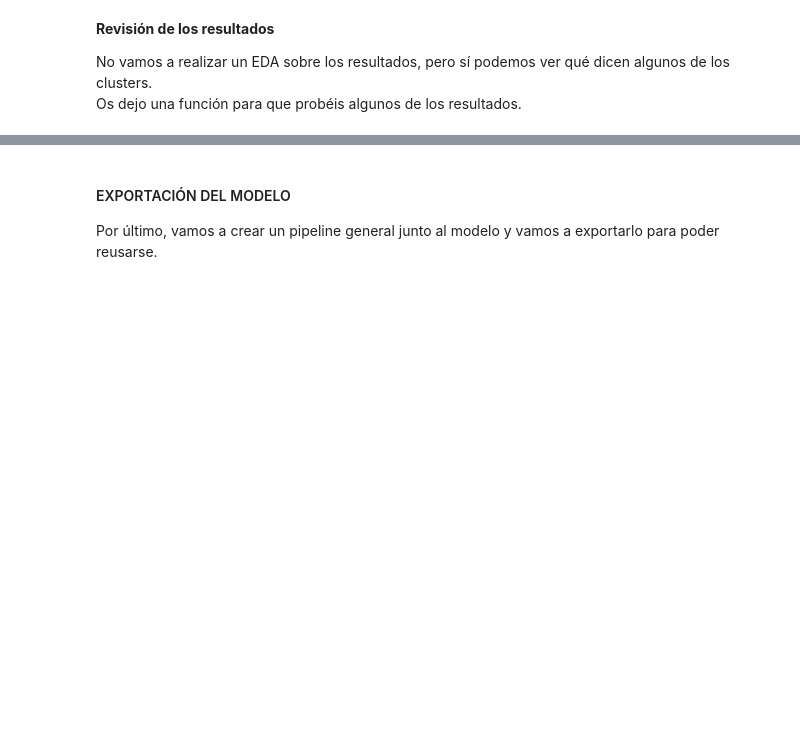
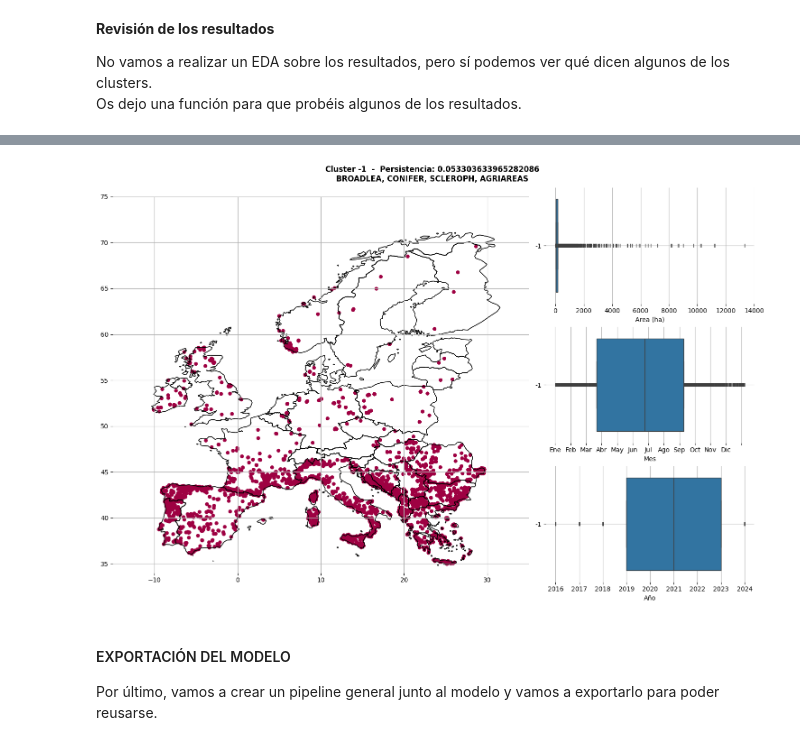
Before and after one commit to vrieraj/ML_EFFIS, a Jupyter notebook: main.ipynb, the cells around one changed output, grey strips where cells are left out. Cells and saved outputs as stored; diff of their text form; code cells hidden in the pictures; blank space fills up the shorter version.

```diff
--- a/main.ipynb
+++ b/main.ipynb
@@ -652,3 +652,11 @@ detalle_cluster(scan, df, cluster, countries)
+# %%
+# Por supuesto también podemos ver qué incendios no se clasifican bien
+# Aquí sin embargo, la persistencia no es de las anomalías, ya que no hay cluster (es la pesistencia del último grupo)
+
+cluster = -1
+detalle_cluster(scan, df, cluster, countries)
+# %% [output]
+[figure, added]
 # %% [markdown]
 #### EXPORTACIÓN DEL MODELO
 
```
Also changed, not shown: parts of 3 cells of this notebook, 1 other file.
